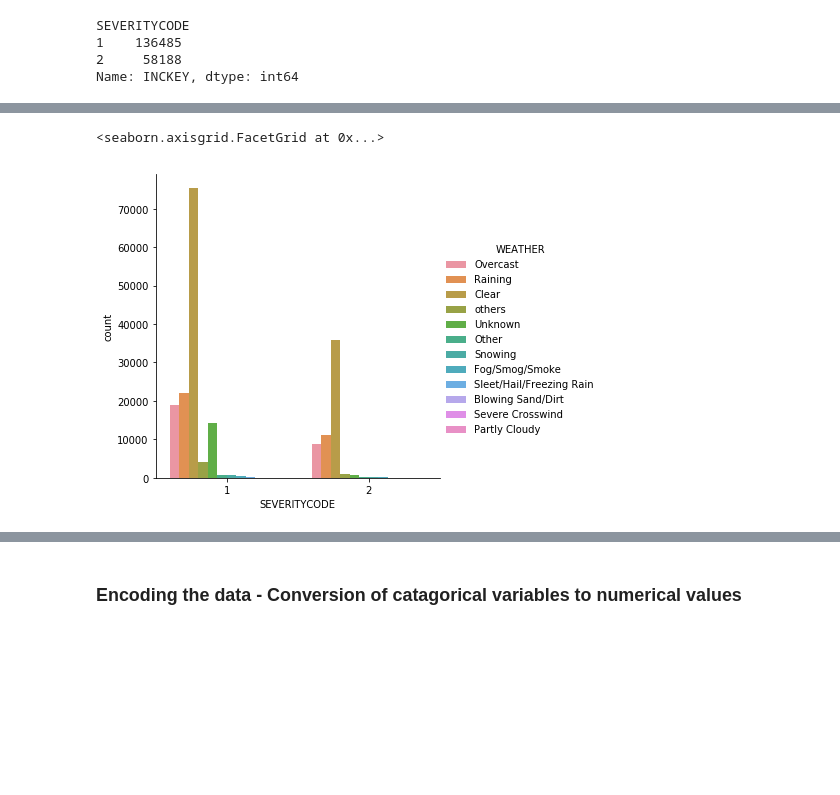
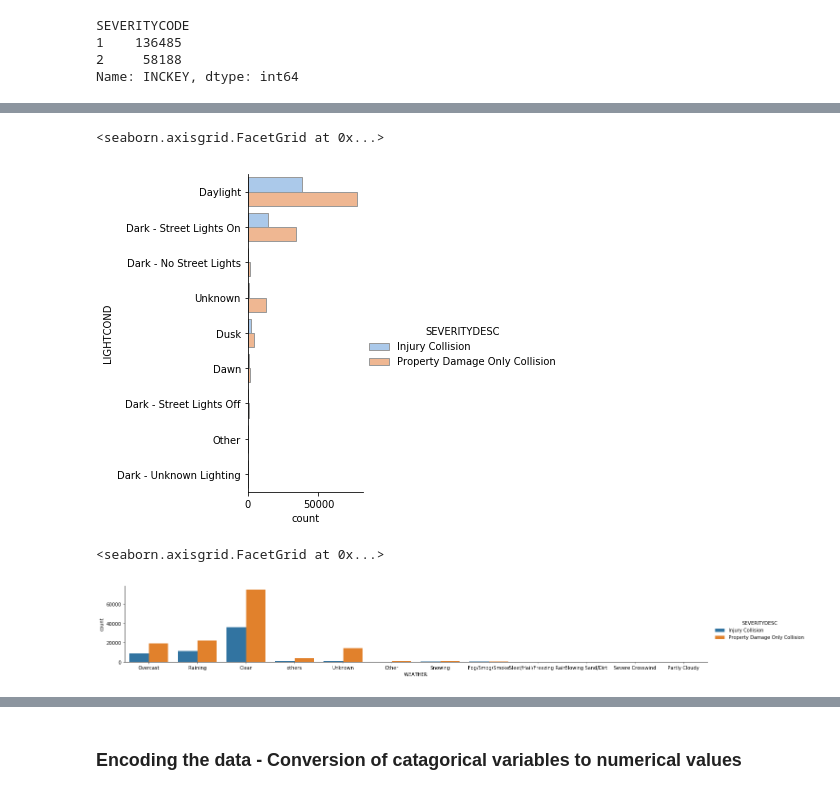
Before and after one commit to savichatz/Data-Science-Capstone1, a Jupyter notebook: Courseera DataScience Capstone.ipynb, the cells around one changed output, grey strips where cells are left out. Cells and saved outputs as stored; diff of their text form; code cells hidden in the pictures; blank space fills up the shorter version.

Commit message:
Add files via upload
Latest version of Courseera IBM Data Science capstone project - Predicting Car Accident Severity

```diff
--- a/Courseera DataScience Capstone.ipynb
+++ b/Courseera DataScience Capstone.ipynb
@@ -82,0 +120,19 @@ memory usage: 56.4+ MB
+# %%
+#replace missing values with 'Others'
+df['ADDRTYPE'] = df['ADDRTYPE'].fillna(0)
+df['ADDRTYPE'] = df['ADDRTYPE'].replace(0,'others')
+
+df['COLLISIONTYPE'] = df['COLLISIONTYPE'].fillna(0)
+df['COLLISIONTYPE'] = df['COLLISIONTYPE'].replace(0,'others')
+
+df['JUNCTIONTYPE'] = df['JUNCTIONTYPE'].fillna(0)
+df['JUNCTIONTYPE'] = df['JUNCTIONTYPE'].replace(0,'others')
+
+df['WEATHER'] = df['WEATHER'].fillna(0)
+df['WEATHER'] = df['WEATHER'].replace(0,'others')
+
+df['ROADCOND'] = df['ROADCOND'].fillna(0)
+df['ROADCOND'] = df['ROADCOND'].replace(0,'others')
+
+df['LIGHTCOND'] = df['LIGHTCOND'].fillna(0)
+df['LIGHTCOND'] = df['LIGHTCOND'].replace(0,'others')
@@ -95,12 +168,3 @@ df.JUNCTIONTYPE.value_counts().plot(kind='bar')
 # %% [output]
 <matplotlib.axes._subplots.AxesSubplot at 0x...>
 [figure]
-# %%
-#dropping irrelevent columns
-
-df = df.drop(['X', 'Y','OBJECTID', 'COLDETKEY','STATUS','REPORTNO', 'INTKEY', 'LOCATION', 'EXCEPTRSNCODE',
-       'EXCEPTRSNDESC', 'SEVERITYCODE.1', 'SEVERITYDESC', 'COLLISIONTYPE','INCDATE','PERSONCOUNT','PEDCOUNT','PEDCYLCOUNT','VEHCOUNT',
-       'INCDTTM', 'SDOT_COLCODE', 'SDOT_COLDESC',
-       'INATTENTIONIND', 'UNDERINFL', 'PEDROWNOTGRNT', 'SDOTCOLNUM', 'SPEEDING', 'ST_COLCODE', 'ST_COLDESC',
-       'SEGLANEKEY', 'CROSSWALKKEY', 'HITPARKEDCAR'], axis=1)
-df.head(5)
@@ -224,0 +200,10 @@ df['INCKEY'].count()
+# %%
+numerical = [
+  'PERSONCOUNT', 'PEDCOUNT', 'PEDCYLCOUNT', 'VEHCOUNT'
+]
+categorical = [
+  'SEVERITYDESC','ADDRTYPE', 'COLLISIONTYPE', 'JUNCTIONTYPE', 'WEATHER', 'ROADCOND', 'LIGHTCOND',
+]
+
+df = df[numerical + categorical]
+df.shape
@@ -225,5 +245,13 @@ df['INCKEY'].count()
+# %%
+sns.catplot(y="LIGHTCOND", hue="SEVERITYDESC", kind="count",
+            palette="pastel", edgecolor=".6",
+            data=df)
+# %% [output]
+<seaborn.axisgrid.FacetGrid at 0x...>
+[figure, added]
 # %%
-sns.catplot(x="SEVERITYCODE",kind="count", hue="WEATHER", data=df)
+sns.catplot(x="WEATHER",kind="count", hue="SEVERITYDESC", data=df,height=3,
+    aspect=6)
 # %% [output]
 <seaborn.axisgrid.FacetGrid at 0x...>
-[figure, old version]
+[figure, new version]
```
Also changed, not shown: parts of 42 cells of this notebook.
